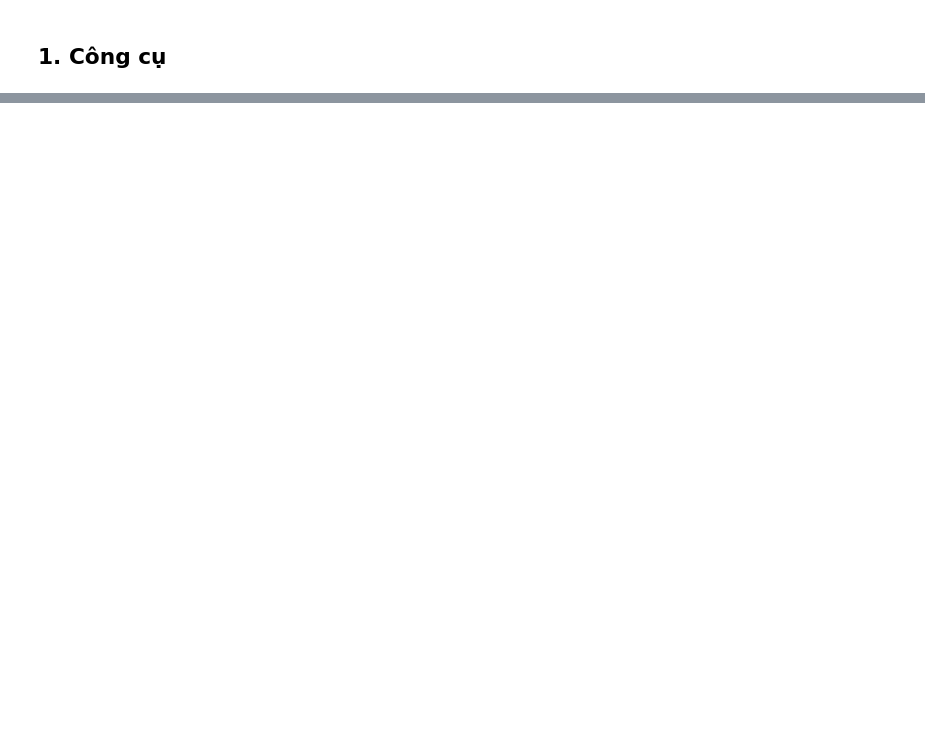
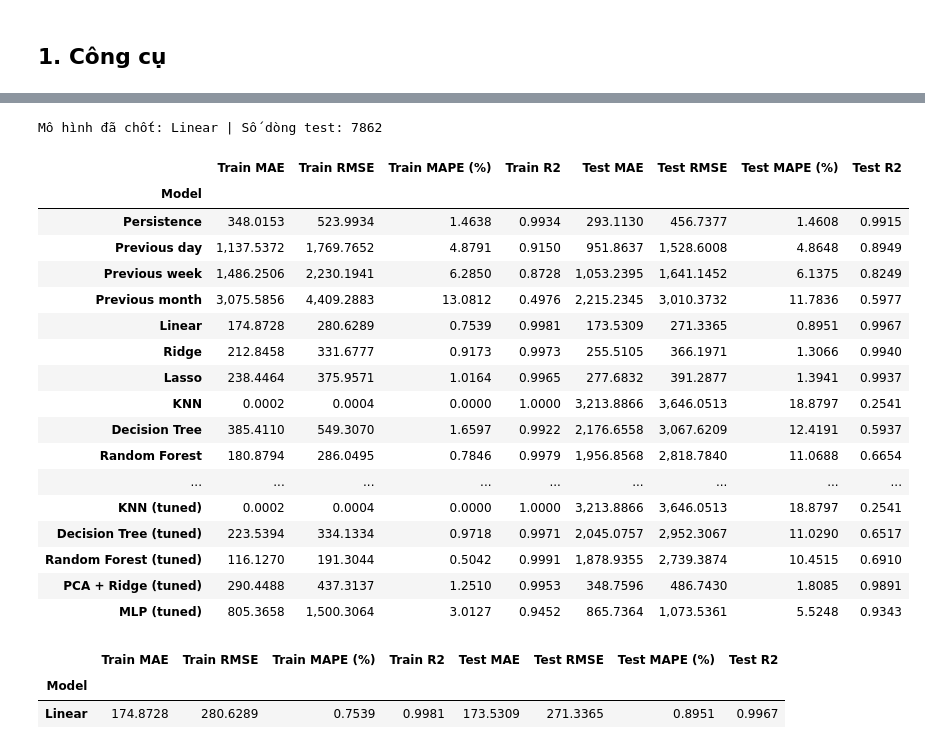
Before and after one commit to huy1907ddddddd/DS66B_group_14, a Jupyter notebook: notebooks/GridWatch_Colab.ipynb, the cells around one changed output, grey strips where cells are left out. Saved outputs shown, nothing was run; the diff lists cells and outputs as text; code cells hidden in the pictures; blank space fills up the shorter version.

```diff
--- a/notebooks/GridWatch_Colab.ipynb
+++ b/notebooks/GridWatch_Colab.ipynb
@@ -474,0 +416,50 @@ Test cũ đã từng được xem; cần ghi rõ khi chốt cách đánh giá cu
+# %%
+test.columns = df.columns
+test['time'] = pd.to_datetime(test['time'], format='%m/%d/%Y %H:%M')
+assert test.time.diff().dropna().eq(time_step).all()
+assert test.time.iloc[0] - df.time.iloc[-1] == time_step
+assert test.notna().all().all() and np.isfinite(test[weather + zones]).all().all()
+test_history = pd.concat([df.tail(32 * steps_per_day), test])
+X_test_all, y_test, test_origin, test_target_time = make_features(test_history)
+in_test = test_origin >= test.time.iloc[0]
+X_test_all, y_test = X_test_all.loc[in_test], y_test.loc[in_test]
+test_origin, test_target_time = test_origin.loc[in_test], test_target_time.loc[in_test]
+X_test = X_test_all[selected_columns]
+assert target_time[validation].max() < test_origin.min()
+train_predictions = {name: X_train_all[columns].to_numpy() for name, columns in baseline_columns.items()}
+test_predictions = {name: X_test_all[columns].to_numpy() for name, columns in baseline_columns.items()}
+for name, model in candidates.items():
+    train_predictions[name] = model.predict(X_train)
+    test_predictions[name] = model.predict(X_test)
+metric_rows = []
+for name in val_predictions:
+    metric_rows.append([name, *metrics(y_train, train_predictions[name]), *metrics(y_test, test_predictions[name])])
+columns = ['Model'] + ['Train ' + m for m in metric_names] + ['Test ' + m for m in metric_names]
+train_test_results = pd.DataFrame(metric_rows, columns=columns).set_index('Model')
+display(train_test_results)
+best_test_prediction = test_predictions[best_name]
+print('Mô hình đã chốt:', best_name, '| Số dòng test:', len(y_test))
+display(train_test_results.loc[[best_name]])
+# %% [output]
+Mô hình đã chốt: Linear | Số dòng test: 7862
+|  | Train MAE | Train RMSE | Train MAPE (%) | Train R2 | Test MAE | Test RMSE | Test MAPE (%) | Test R2 |
+| Model |  |  |  |  |  |  |  |  |
+| Persistence | 348.0153 | 523.9934 | 1.4638 | 0.9934 | 293.1130 | 456.7377 | 1.4608 | 0.9915 |
+| Previous day | 1,137.5372 | 1,769.7652 | 4.8791 | 0.9150 | 951.8637 | 1,528.6008 | 4.8648 | 0.8949 |
+| Previous week | 1,486.2506 | 2,230.1941 | 6.2850 | 0.8728 | 1,053.2395 | 1,641.1452 | 6.1375 | 0.8249 |
+| Previous month | 3,075.5856 | 4,409.2883 | 13.0812 | 0.4976 | 2,215.2345 | 3,010.3732 | 11.7836 | 0.5977 |
+| Linear | 174.8728 | 280.6289 | 0.7539 | 0.9981 | 173.5309 | 271.3365 | 0.8951 | 0.9967 |
+| Ridge | 212.8458 | 331.6777 | 0.9173 | 0.9973 | 255.5105 | 366.1971 | 1.3066 | 0.9940 |
+| Lasso | 238.4464 | 375.9571 | 1.0164 | 0.9965 | 277.6832 | 391.2877 | 1.3941 | 0.9937 |
+| KNN | 0.0002 | 0.0004 | 0.0000 | 1.0000 | 3,213.8866 | 3,646.0513 | 18.8797 | 0.2541 |
+| Decision Tree | 385.4110 | 549.3070 | 1.6597 | 0.9922 | 2,176.6558 | 3,067.6209 | 12.4191 | 0.5937 |
+| Random Forest | 180.8794 | 286.0495 | 0.7846 | 0.9979 | 1,956.8568 | 2,818.7840 | 11.0688 | 0.6654 |
+| ... | ... | ... | ... | ... | ... | ... | ... | ... |
+| KNN (tuned) | 0.0002 | 0.0004 | 0.0000 | 1.0000 | 3,213.8866 | 3,646.0513 | 18.8797 | 0.2541 |
+| Decision Tree (tuned) | 223.5394 | 334.1334 | 0.9718 | 0.9971 | 2,045.0757 | 2,952.3067 | 11.0290 | 0.6517 |
+| Random Forest (tuned) | 116.1270 | 191.3044 | 0.5042 | 0.9991 | 1,878.9355 | 2,739.3874 | 10.4515 | 0.6910 |
+| PCA + Ridge (tuned) | 290.4488 | 437.3137 | 1.2510 | 0.9953 | 348.7596 | 486.7430 | 1.8085 | 0.9891 |
+| MLP (tuned) | 805.3658 | 1,500.3064 | 3.0127 | 0.9452 | 865.7364 | 1,073.5361 | 5.5248 | 0.9343 |
+|  | Train MAE | Train RMSE | Train MAPE (%) | Train R2 | Test MAE | Test RMSE | Test MAPE (%) | Test R2 |
+| Model |  |  |  |  |  |  |  |  |
+| Linear | 174.8728 | 280.6289 | 0.7539 | 0.9981 | 173.5309 | 271.3365 | 0.8951 | 0.9967 |
```
Also changed, not shown: parts of 73 cells of this notebook, 11 other files.
